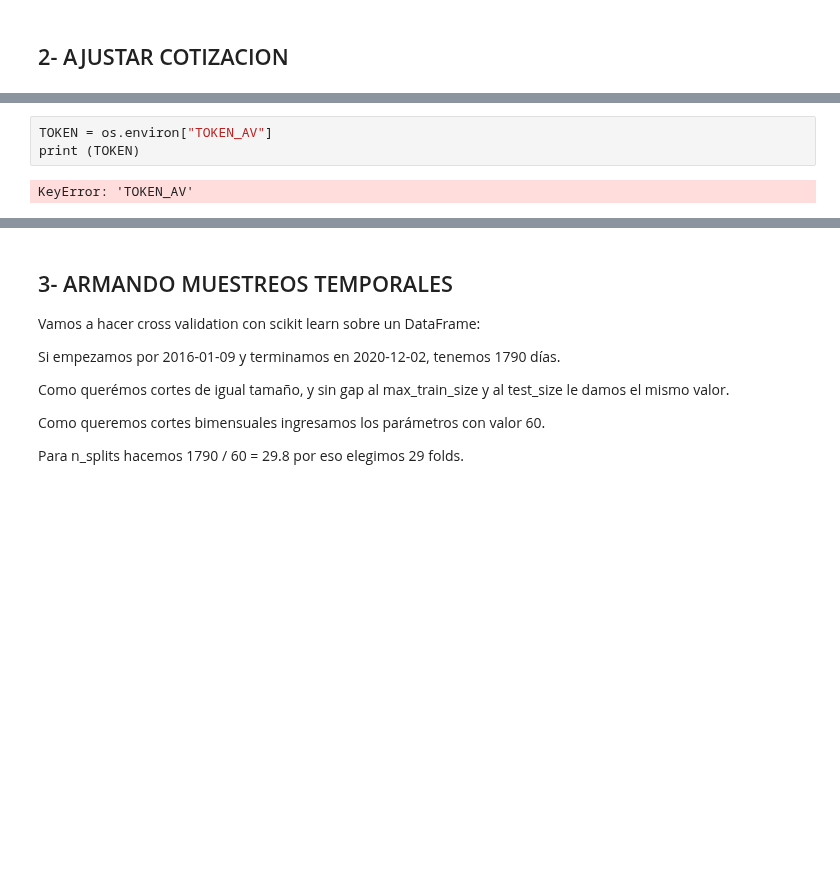
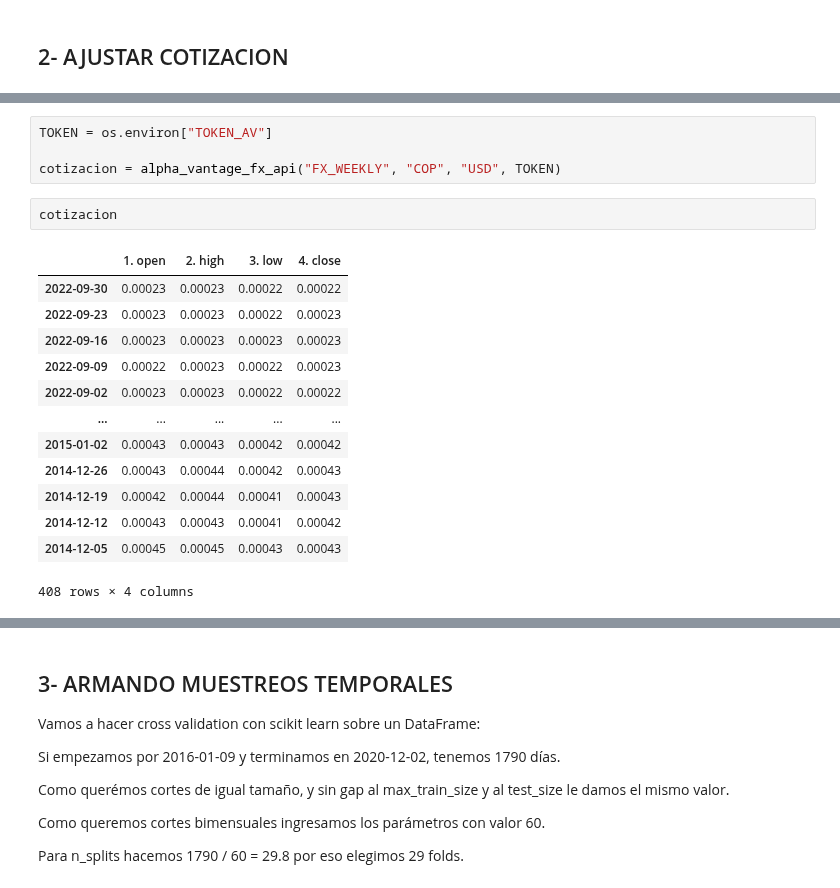
Before and after one commit to jackonedev/timeseries-project, a Jupyter notebook: data-science.ipynb, the cells around one changed output, grey strips where cells are left out. Saved outputs shown, nothing was run; the diff lists cells and outputs as text; blank space fills up the shorter version.

```diff
--- a/data-science.ipynb
+++ b/data-science.ipynb
@@ -97,5 +97,20 @@ False
 # %%
 TOKEN = os.environ["TOKEN_AV"]
-print (TOKEN)
+
+cotizacion = alpha_vantage_fx_api("FX_WEEKLY", "COP", "USD", TOKEN)
-# %% [output]
-KeyError: 'TOKEN_AV'
+# %%
+cotizacion
+# %% [output]
+|  | 1. open | 2. high | 3. low | 4. close |
+| 2022-09-30 | 0.00023 | 0.00023 | 0.00022 | 0.00022 |
+| 2022-09-23 | 0.00023 | 0.00023 | 0.00022 | 0.00023 |
+| 2022-09-16 | 0.00023 | 0.00023 | 0.00023 | 0.00023 |
+| 2022-09-09 | 0.00022 | 0.00023 | 0.00022 | 0.00023 |
+| 2022-09-02 | 0.00023 | 0.00023 | 0.00022 | 0.00022 |
+| ... | ... | ... | ... | ... |
+| 2015-01-02 | 0.00043 | 0.00043 | 0.00042 | 0.00042 |
+| 2014-12-26 | 0.00043 | 0.00044 | 0.00042 | 0.00043 |
+| 2014-12-19 | 0.00042 | 0.00044 | 0.00041 | 0.00043 |
+| 2014-12-12 | 0.00043 | 0.00043 | 0.00041 | 0.00042 |
+| 2014-12-05 | 0.00045 | 0.00045 | 0.00043 | 0.00043 |
+408 rows × 4 columns
```
Also changed, not shown: parts of 7 cells of this notebook, 1 other file.
